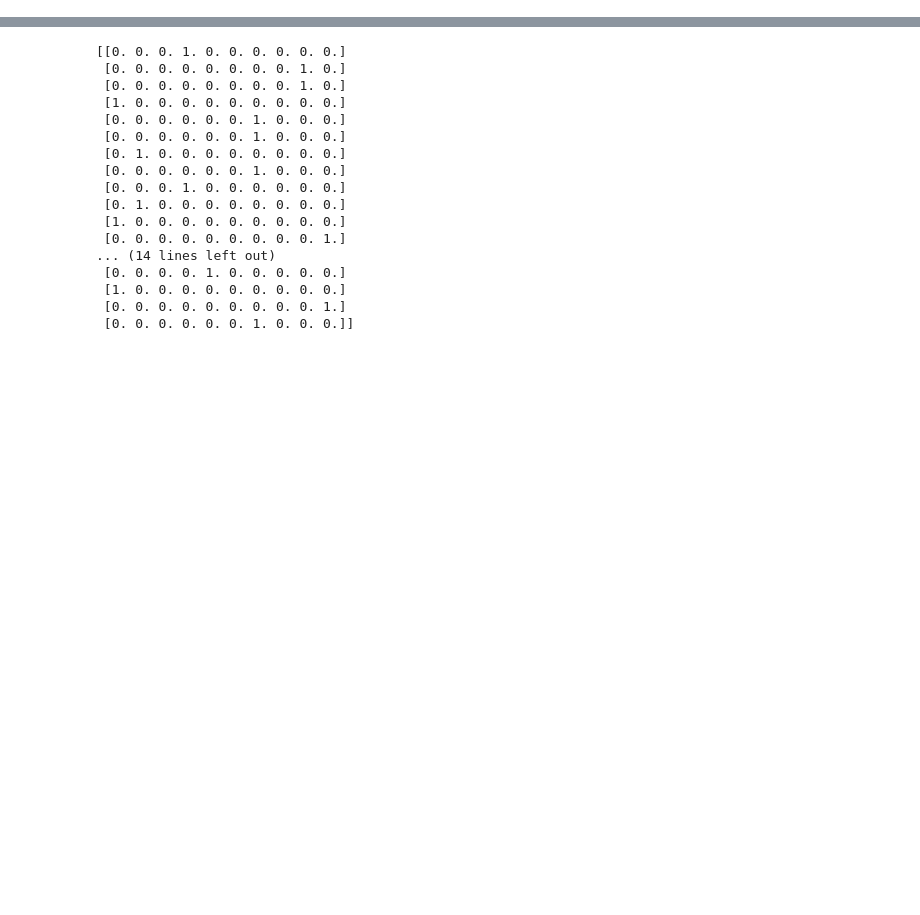
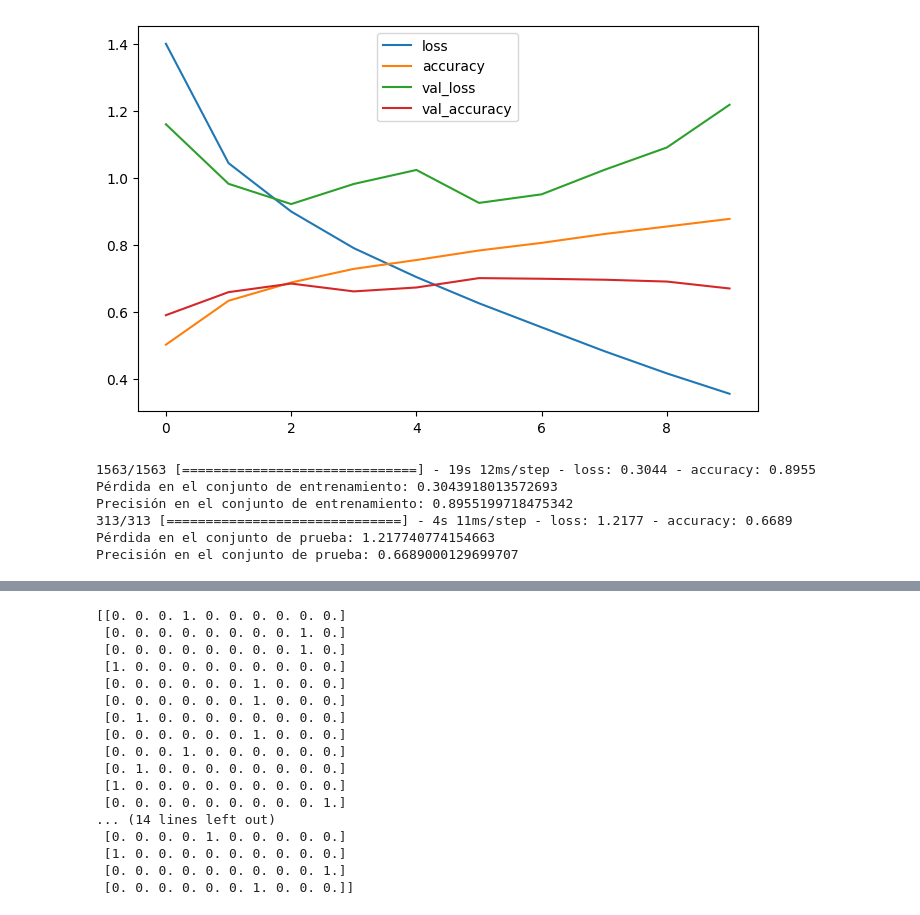
Before and after one commit to omoranav/Talento_Tech, a Jupyter notebook: Actividad_6_M2_U2_L2_Ac6_Ejercicio.ipynb, the cells around one changed output, grey strips where cells are left out. Cells and saved outputs as stored; diff of their text form; code cells hidden in the pictures; blank space fills up the shorter version.

```diff
--- a/Actividad_6_M2_U2_L2_Ac6_Ejercicio.ipynb
+++ b/Actividad_6_M2_U2_L2_Ac6_Ejercicio.ipynb
@@ -33,0 +34,22 @@ Dimensiones de test_labels: (10000, 1)
+# %%
+# Normalizar las imágenes
+training_images = training_images.astype('float32') / 255.0
+test_images = test_images.astype('float32') / 255.0
+
+# Convertir etiquetas a formato one-hot
+training_labels = keras.utils.to_categorical(training_labels, 10)
+test_labels = keras.utils.to_categorical(test_labels, 10)
+# %%
+#Construcción del modelo
+#Construir el modelo de clasificación
+
+# Definir el modelo
+model = keras.Sequential([
+    Conv2D(32, (3, 3), activation='relu', input_shape=(32, 32, 3)),
+    MaxPooling2D((2, 2)),
+    Conv2D(64, (3, 3), activation='relu'),
+    Flatten(),
+    Dense(64, activation='relu'),
+    Dense(10, activation='softmax')])
+
+model.summary()
@@ -33,0 +74,13 @@ Dimensiones de test_labels: (10000, 1)
+# %%
+#Compilar el modelo
+model.compile(optimizer='adam',
+              loss='categorical_crossentropy',
+              metrics=['accuracy'])
+# %%
+# Entrenar el modelo
+history = model.fit(training_images, training_labels, epochs=10, validation_data=(test_images, test_labels))
+
+#Graficar el historial de entrenamiento
+pd.DataFrame(history.history).plot(figsize=(8, 5))
+plt.show()
+# %% [output]
@@ -33,0 +107,18 @@ Dimensiones de test_labels: (10000, 1)
+[figure, added]
+# %%
+#Evaluar el modelo en el conjunto de entrenamiento
+loss, accuracy = model.evaluate(training_images, training_labels)
+print("Pérdida en el conjunto de entrenamiento:", loss)
+print("Precisión en el conjunto de entrenamiento:", accuracy)
+
+#Evaluar el modelo con datos no vistos
+loss, accuracy = model.evaluate(test_images, test_labels)
+print("Pérdida en el conjunto de prueba:", loss)
+print("Precisión en el conjunto de prueba:", accuracy)
+# %% [output]
+1563/1563 [==============================] - 19s 12ms/step - loss: 0.3044 - accuracy: 0.8955
+Pérdida en el conjunto de entrenamiento: 0.3043918013572693
+Precisión en el conjunto de entrenamiento: 0.8955199718475342
+313/313 [==============================] - 4s 11ms/step - loss: 1.2177 - accuracy: 0.6689
+Pérdida en el conjunto de prueba: 1.217740774154663
+Precisión en el conjunto de prueba: 0.6689000129699707
```
Also changed, not shown: parts of 20 cells of this notebook.
